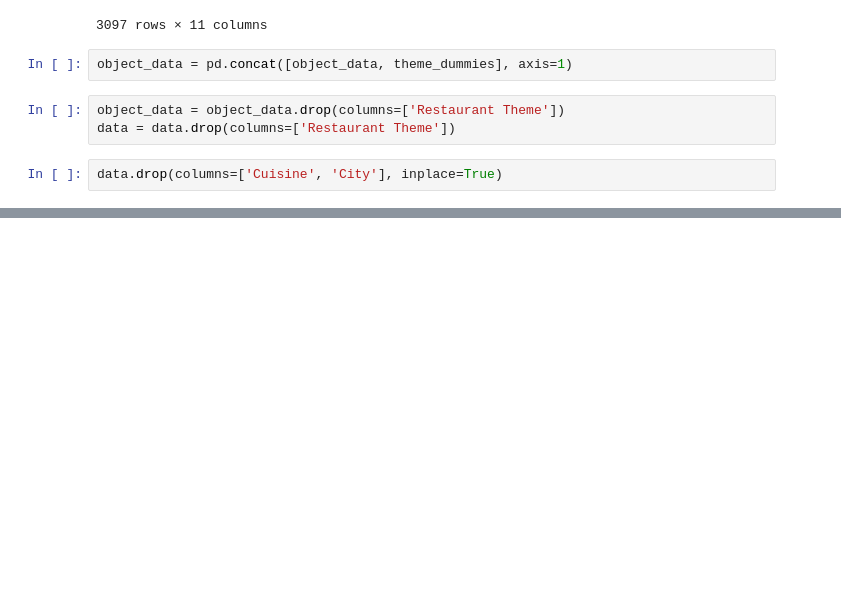
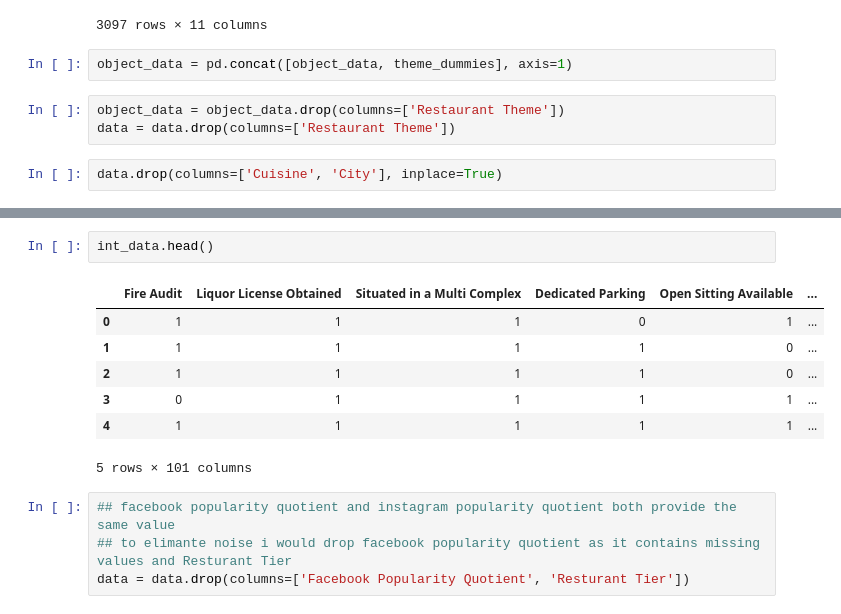
Before and after one commit to nwizugbesamson/indian_restaurant, a Jupyter notebook: prediction.ipynb, the cells around one changed output, grey strips where cells are left out. Drawn from its saved outputs; the diff is of its cells as text; blank space fills up the shorter version.

```diff
--- a/prediction.ipynb
+++ b/prediction.ipynb
@@ -276,3 +321,17 @@ data.drop(columns=['Cuisine', 'City'], inplace=True)
+# %%
+int_data.head()
+# %% [output]
+|  | Fire Audit | Liquor License Obtained | Situated in a Multi Complex | Dedicated Parking | Open Sitting Available | ... |
+| 0 | 1 | 1 | 1 | 0 | 1 | ... |
+| 1 | 1 | 1 | 1 | 1 | 0 | ... |
+| 2 | 1 | 1 | 1 | 1 | 0 | ... |
+| 3 | 0 | 1 | 1 | 1 | 1 | ... |
+| 4 | 1 | 1 | 1 | 1 | 1 | ... |
+5 rows × 101 columns
+# %%
+## facebook popularity quotient and instagram popularity quotient both provide the same value
+## to elimante noise i would drop facebook popularity quotient as it contains missing values and Resturant Tier
+data = data.drop(columns=['Facebook Popularity Quotient', 'Resturant Tier'])
 # %%
 data.head()
 # %% [output]
```
Also changed, not shown: parts of 14 cells of this notebook.
